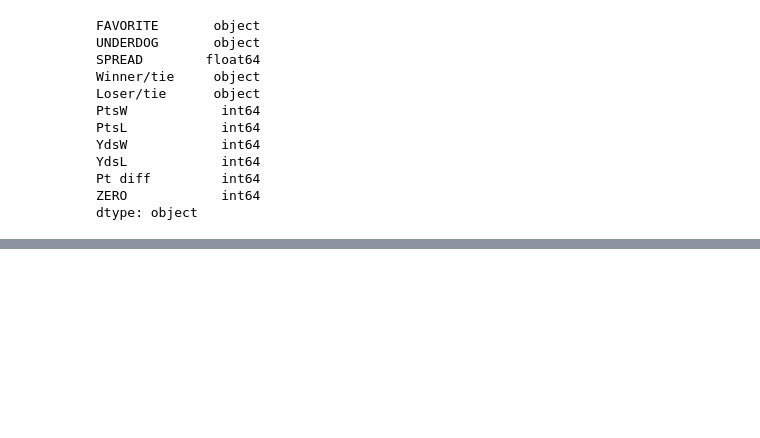
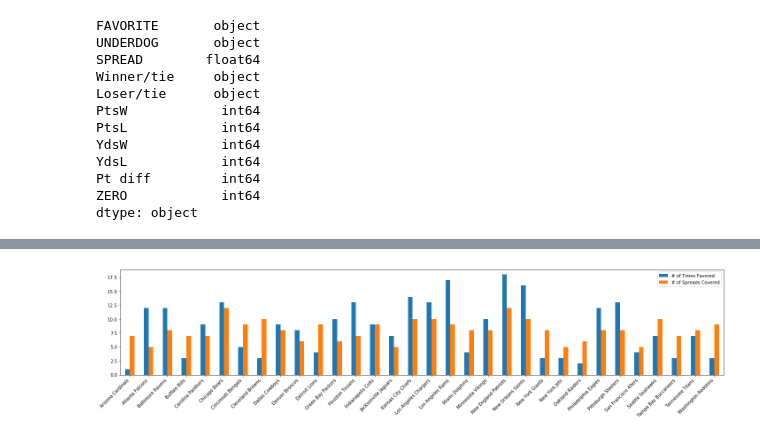
Before and after one commit to allamass95/nfl_spreads, a Jupyter notebook: Data Sources/spread_winner.ipynb, the cells around one changed output, grey strips where cells are left out. Drawn from its saved outputs; the diff is of its cells as text; code cells hidden in the pictures; blank space fills up the shorter version.

```diff
--- a/Data Sources/spread_winner.ipynb
+++ b/Data Sources/spread_winner.ipynb
@@ -79,0 +166,5 @@ new_chart.head()
+# %%
+count_favs = count_favs.sort_values(by = 'index')
+count_favs=count_favs.reset_index()
+new_faves=count_favs.drop(columns=['level_0'])
+new_faves
@@ -79,0 +189,4 @@ new_chart.head()
+# %%
+new_chart12345 = pd.merge(count_new, new_faves, on='index', how='outer')
+# %%
+new_chart12345 = new_chart12345.rename(columns= {'index':'Team','Spread Winner':'# of Spreads Covered','Favorite':'# of Times Favored'})
@@ -79,0 +213,16 @@ new_chart.head()
+# %%
+new_chart12345 = new_chart12345[['Team','# of Times Favored','# of Spreads Covered']]
+# %%
+multi_plot = new_chart12345.plot(kind="bar", figsize=(20,5))
+
+multi_plot.set_xticklabels(new_chart12345["Team"], rotation=45, ha = "right")
+
+
+
+#plt.ylabel('Wins')
+plt.tight_layout()
+#plt.savefig('wins_vs_winsATS_barchart.png')
+
+plt.show()
+# %% [output]
+[figure, added]
```
Also changed, not shown: parts of 37 cells of this notebook.
